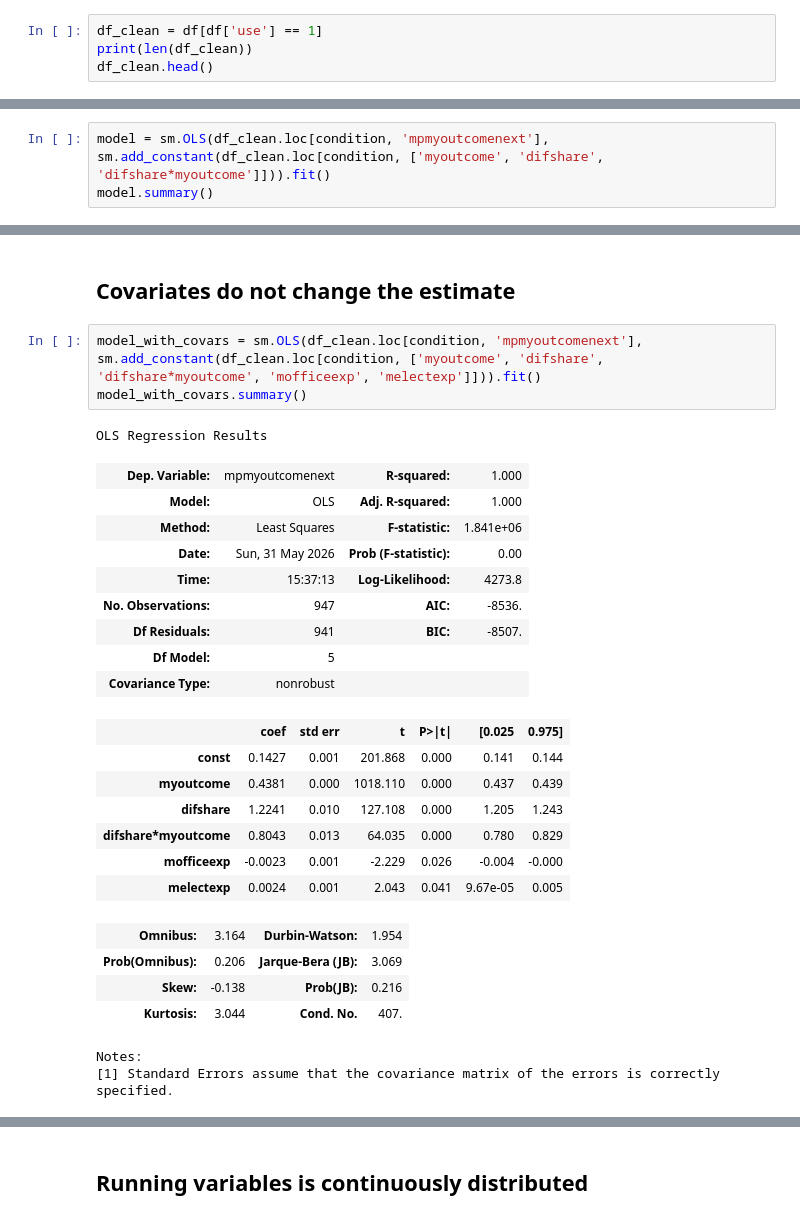
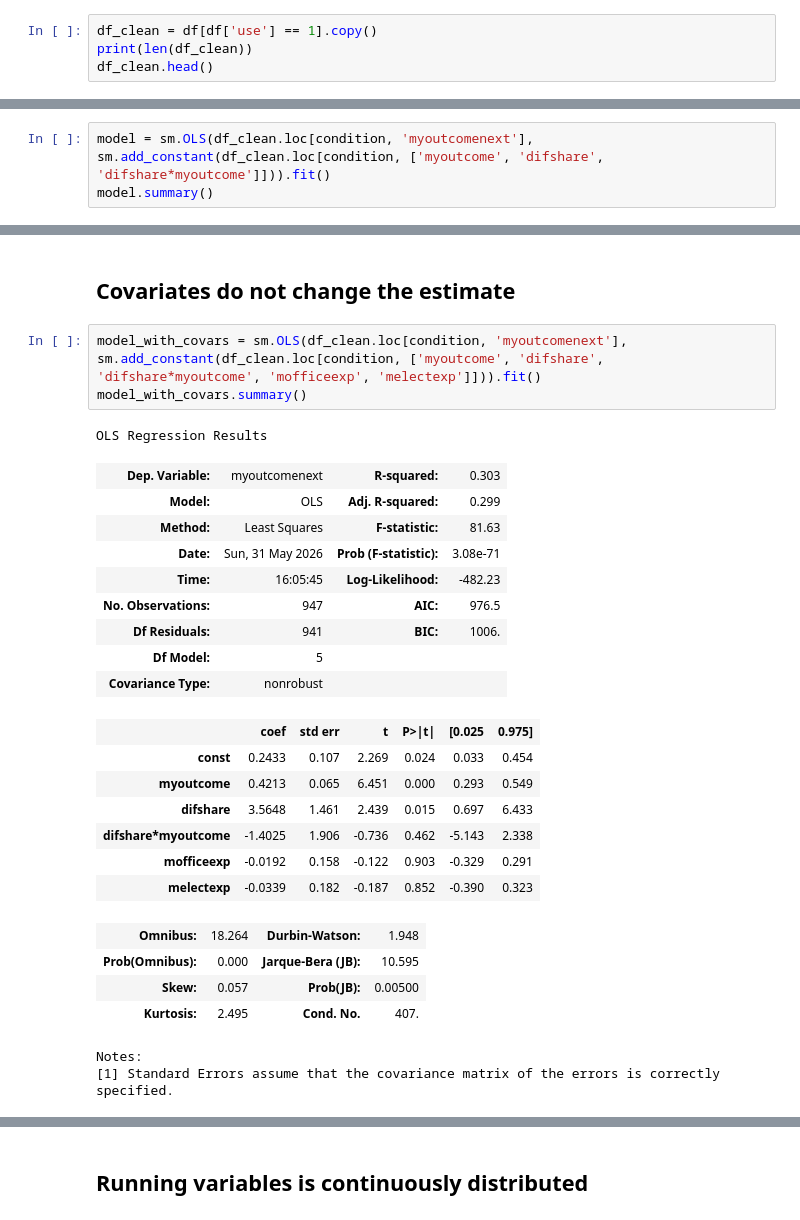
Before and after one commit to cainemerrick98/causal-inference, a Jupyter notebook: incumbency_advantage_in_us_elections/notebook.ipynb, the cells around one changed output, grey strips where cells are left out. Saved outputs shown, nothing was run; the diff lists cells and outputs as text.

```diff
--- a/incumbency_advantage_in_us_elections/notebook.ipynb
+++ b/incumbency_advantage_in_us_elections/notebook.ipynb
@@ -129,7 +124,7 @@ print(df[df['difshare'] >= 0]['mpmyoutcomenext'].mean() - df[df['difshare'] < 0]
 
 The incumbency advantage is analyzed at the level of the individual. Specifically I test the causal effect of incumbency on the probability that the incumbent wins the next election. The RDD with a bandwith of $5 \%$ estimates the causal effect of incumbency to be an increase of $44%$ percentage points on the probability of winning the next election. This is very similar to the estimate reported by Lee
 # %%
-df_clean = df[df['use'] == 1]
+df_clean = df[df['use'] == 1].copy()
 print(len(df_clean))
 df_clean.head()
 # %% [output]
@@ -146,7 +141,7 @@ condition = (df_clean['difshare'] >= -bandwidth) & (df_clean['difshare'] <= band
 # %%
 df_clean['difshare*myoutcome'] = df_clean['difshare'] * df_clean['myoutcome']
 # %%
-model = sm.OLS(df_clean.loc[condition, 'mpmyoutcomenext'], sm.add_constant(df_clean.loc[condition, ['myoutcome', 'difshare', 'difshare*myoutcome']])).fit()
+model = sm.OLS(df_clean.loc[condition, 'myoutcomenext'], sm.add_constant(df_clean.loc[condition, ['myoutcome', 'difshare', 'difshare*myoutcome']])).fit()
 model.summary()
 # %% [output]
 OLS Regression Results
@@ -183,30 +178,30 @@ Finally we check the robustness of our RDD.
 # %% [markdown]
 ## Covariates do not change the estimate
 # %%
-model_with_covars = sm.OLS(df_clean.loc[condition, 'mpmyoutcomenext'], sm.add_constant(df_clean.loc[condition, ['myoutcome', 'difshare', 'difshare*myoutcome', 'mofficeexp', 'melectexp']])).fit()
+model_with_covars = sm.OLS(df_clean.loc[condition, 'myoutcomenext'], sm.add_constant(df_clean.loc[condition, ['myoutcome', 'difshare', 'difshare*myoutcome', 'mofficeexp', 'melectexp']])).fit()
 model_with_covars.summary()
 # %% [output]
 OLS Regression Results
-| Dep. Variable: | mpmyoutcomenext | R-squared: | 1.000 |
-| Model: | OLS | Adj. R-squared: | 1.000 |
-| Method: | Least Squares | F-statistic: | 1.841e+06 |
-| Date: | Sun, 31 May 2026 | Prob (F-statistic): | 0.00 |
-| Time: | 15:37:13 | Log-Likelihood: | 4273.8 |
-| No. Observations: | 947 | AIC: | -8536. |
-| Df Residuals: | 941 | BIC: | -8507. |
+| Dep. Variable: | myoutcomenext | R-squared: | 0.303 |
+| Model: | OLS | Adj. R-squared: | 0.299 |
+| Method: | Least Squares | F-statistic: | 81.63 |
+| Date: | Sun, 31 May 2026 | Prob (F-statistic): | 3.08e-71 |
+| Time: | 16:05:45 | Log-Likelihood: | -482.23 |
+| No. Observations: | 947 | AIC: | 976.5 |
+| Df Residuals: | 941 | BIC: | 1006. |
 | Df Model: | 5 |  |  |
 | Covariance Type: | nonrobust |  |  |
 |  | coef | std err | t | P>|t| | [0.025 | 0.975] |
-| const | 0.1427 | 0.001 | 201.868 | 0.000 | 0.141 | 0.144 |
-| myoutcome | 0.4381 | 0.000 | 1018.110 | 0.000 | 0.437 | 0.439 |
-| difshare | 1.2241 | 0.010 | 127.108 | 0.000 | 1.205 | 1.243 |
-| difshare*myoutcome | 0.8043 | 0.013 | 64.035 | 0.000 | 0.780 | 0.829 |
-| mofficeexp | -0.0023 | 0.001 | -2.229 | 0.026 | -0.004 | -0.000 |
-| melectexp | 0.0024 | 0.001 | 2.043 | 0.041 | 9.67e-05 | 0.005 |
+| const | 0.2433 | 0.107 | 2.269 | 0.024 | 0.033 | 0.454 |
+| myoutcome | 0.4213 | 0.065 | 6.451 | 0.000 | 0.293 | 0.549 |
+| difshare | 3.5648 | 1.461 | 2.439 | 0.015 | 0.697 | 6.433 |
+| difshare*myoutcome | -1.4025 | 1.906 | -0.736 | 0.462 | -5.143 | 2.338 |
+| mofficeexp | -0.0192 | 0.158 | -0.122 | 0.903 | -0.329 | 0.291 |
+| melectexp | -0.0339 | 0.182 | -0.187 | 0.852 | -0.390 | 0.323 |
-| Omnibus: | 3.164 | Durbin-Watson: | 1.954 |
-| Prob(Omnibus): | 0.206 | Jarque-Bera (JB): | 3.069 |
-| Skew: | -0.138 | Prob(JB): | 0.216 |
-| Kurtosis: | 3.044 | Cond. No. | 407. |
+| Omnibus: | 18.264 | Durbin-Watson: | 1.948 |
+| Prob(Omnibus): | 0.000 | Jarque-Bera (JB): | 10.595 |
+| Skew: | 0.057 | Prob(JB): | 0.00500 |
+| Kurtosis: | 2.495 | Cond. No. | 407. |
 Notes:
 [1] Standard Errors assume that the covariance matrix of the errors is correctly specified.
 # %%
```
Also changed, not shown: parts of 6 cells of this notebook.
